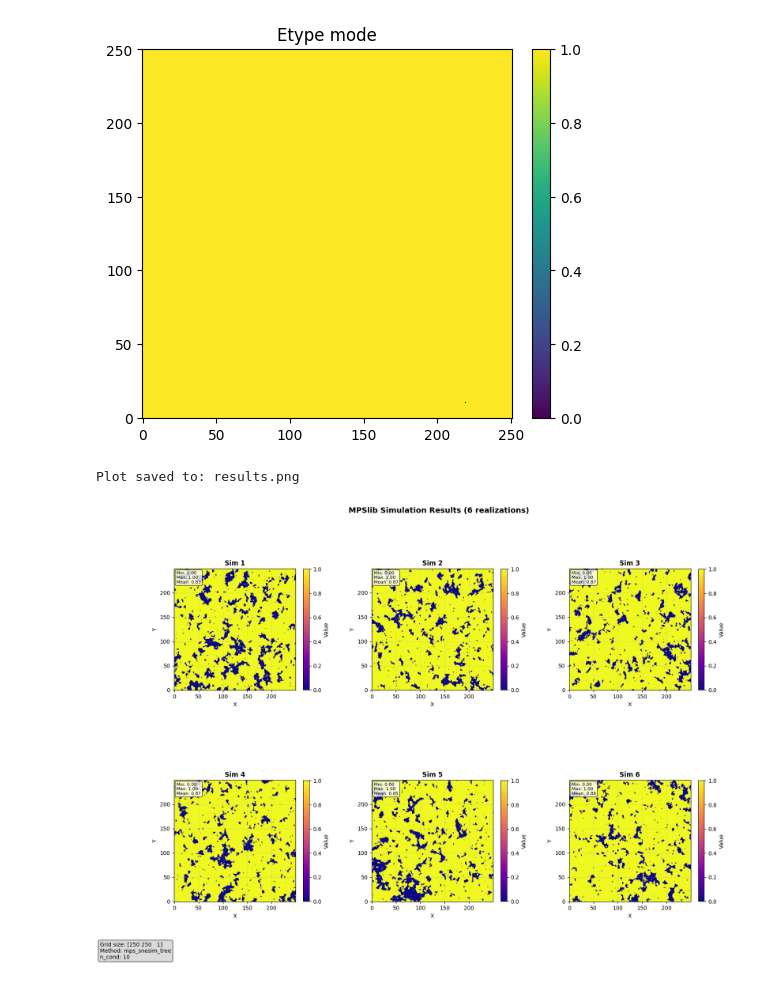
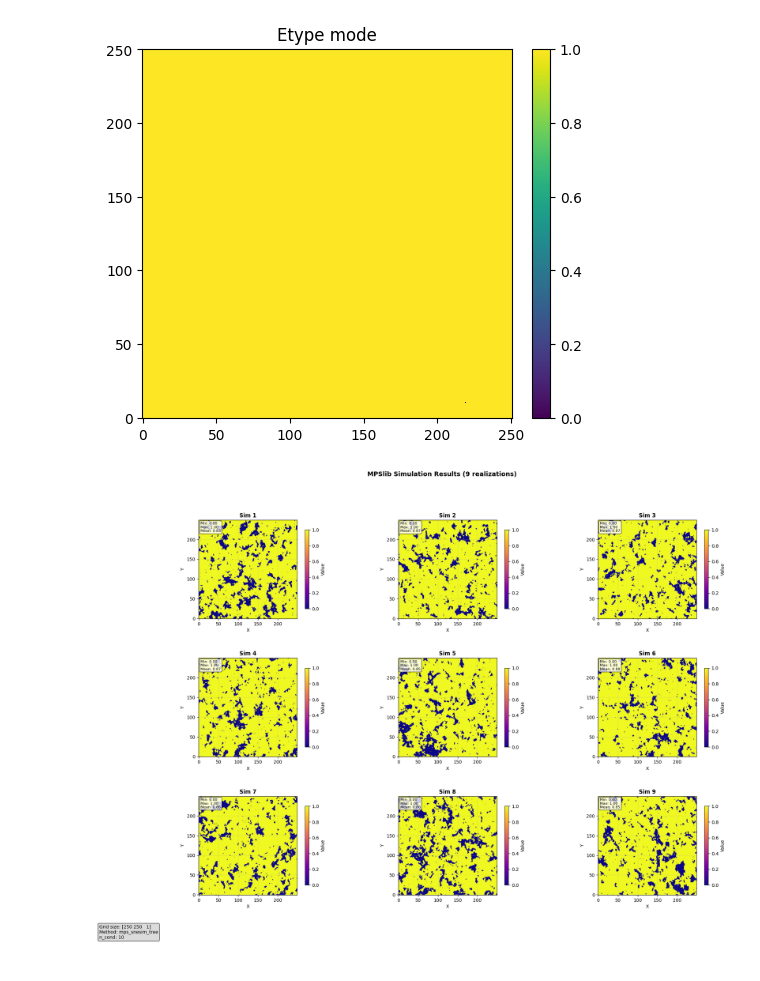
Before and after one commit to epedropaulo/multi-point-statistics, a Jupyter notebook: notebooks/mps_parker_binary.ipynb, the cells around one changed output. Drawn from its saved outputs; the diff is of its cells as text; code cells hidden in the pictures.

```diff
--- a/notebooks/mps_parker_binary.ipynb
+++ b/notebooks/mps_parker_binary.ipynb
@@ -14,6 +14,9 @@ from scripts.utils import plot_realizations_enhanced
 # %% [markdown]
 # Setup MPSLib
 # %%
-simulation_number = 0
-simulation_grid_size = [250, 250, 1]
+simulation_grid_size = [250, 250, 1]    # Output shape
+number_of_realizations = 9
+
+template_size = [8, 7, 1]
+n_multiple_templates = 3
 # %%
@@ -167,14 +173,13 @@ O.plot_etype()
 # %%
 # Advanced usage
 images = plot_realizations_enhanced(
     O,
-    n_realizations=6,           # Plot 6 realizations
-    figsize=(18, 12),          # Larger figure
+    n_realizations=9,           # Plot 6 realizations
+    figsize=(22, 15),          # Larger figure
     cmap='plasma',             # Different colormap
     title_prefix="Sim",        # Custom title prefix
-    save_path="results.png",   # Save the plot
-    dpi=300                    # High resolution
+    # save_path="results.png",   # Save the plot
+    # dpi=300                    # High resolution
 )
 # %% [output]
-Plot saved to: results.png
-[figure, old version]
+[figure, new version]
```
Also changed, not shown: parts of 4 cells of this notebook.
